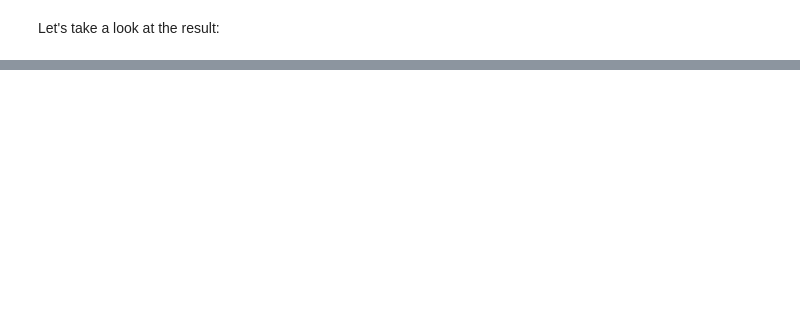
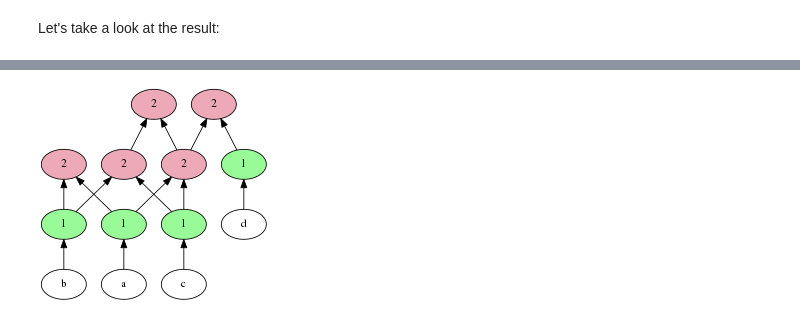
Before and after one commit to hellige/ccs, a Jupyter notebook: CCS.ipynb, the cells around one changed output, grey strips where cells are left out. Cells and saved outputs as stored; diff of their text form; code cells hidden in the pictures; blank space fills up the shorter version.

```diff
--- a/CCS.ipynb
+++ b/CCS.ipynb
@@ -270,0 +314,4 @@ draw(dag)
+# %%
+draw(build_dag(forms('a', 'b', 'c', 'a b', 'b c', 'a b c', 'a c', 'a c d')))
+# %% [output]
+[figure, added]
```
Also changed, not shown: parts of 42 cells of this notebook.
